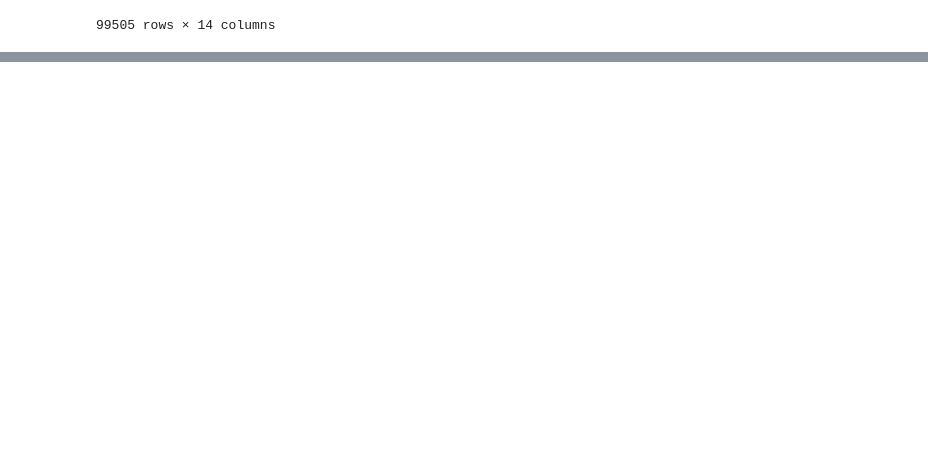
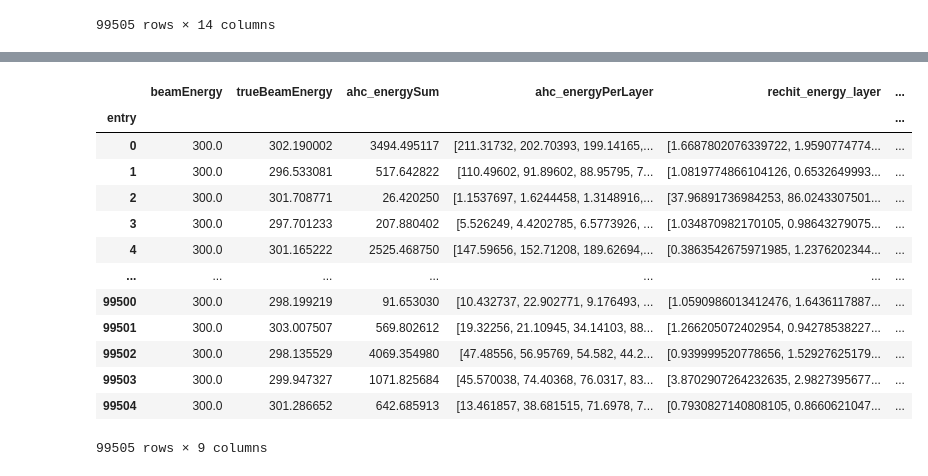
Before and after one commit to nitishkumarkv/HGCAL_DataAnalysis, a Jupyter notebook: Handling_Data.ipynb, the cells around one changed output, grey strips where cells are left out. Saved outputs shown, nothing was run; the diff lists cells and outputs as text; code cells hidden in the pictures; blank space fills up the shorter version.

```diff
--- a/Handling_Data.ipynb
+++ b/Handling_Data.ipynb
@@ -153,0 +286,18 @@ pion_data[:5]
+# %%
+pion_data_300 = pd.read_pickle("new_combined_data_pion_300_02.pkl")
+pion_data_300
+# %% [output]
+|  | beamEnergy | trueBeamEnergy | ahc_energySum | ahc_energyPerLayer | rechit_energy_layer | ... |
+| entry |  |  |  |  |  | ... |
+| 0 | 300.0 | 302.190002 | 3494.495117 | [211.31732, 202.70393, 199.14165,... | [1.6687802076339722, 1.9590774774... | ... |
+| 1 | 300.0 | 296.533081 | 517.642822 | [110.49602, 91.89602, 88.95795, 7... | [1.0819774866104126, 0.6532649993... | ... |
+| 2 | 300.0 | 301.708771 | 26.420250 | [1.1537697, 1.6244458, 1.3148916,... | [37.96891736984253, 86.0243307501... | ... |
+| 3 | 300.0 | 297.701233 | 207.880402 | [5.526249, 4.4202785, 6.5773926, ... | [1.034870982170105, 0.98643279075... | ... |
+| 4 | 300.0 | 301.165222 | 2525.468750 | [147.59656, 152.71208, 189.62694,... | [0.3863542675971985, 1.2376202344... | ... |
+| ... | ... | ... | ... | ... | ... | ... |
+| 99500 | 300.0 | 298.199219 | 91.653030 | [10.432737, 22.902771, 9.176493, ... | [1.0590986013412476, 1.6436117887... | ... |
+| 99501 | 300.0 | 303.007507 | 569.802612 | [19.32256, 21.10945, 34.14103, 88... | [1.266205072402954, 0.94278538227... | ... |
+| 99502 | 300.0 | 298.135529 | 4069.354980 | [47.48556, 56.95769, 54.582, 44.2... | [0.939999520778656, 1.52927625179... | ... |
+| 99503 | 300.0 | 299.947327 | 1071.825684 | [45.570038, 74.40368, 76.0317, 83... | [3.8702907264232635, 2.9827395677... | ... |
+| 99504 | 300.0 | 301.286652 | 642.685913 | [13.461857, 38.681515, 71.6978, 7... | [0.7930827140808105, 0.8660621047... | ... |
+99505 rows × 9 columns
```
Also changed, not shown: parts of 36 cells of this notebook, 2 other files.
